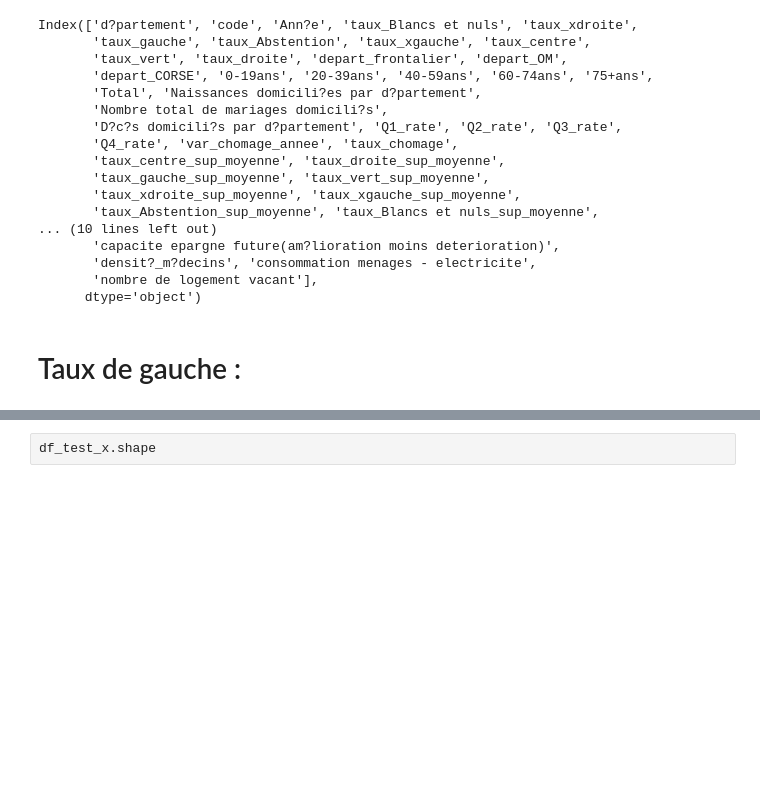
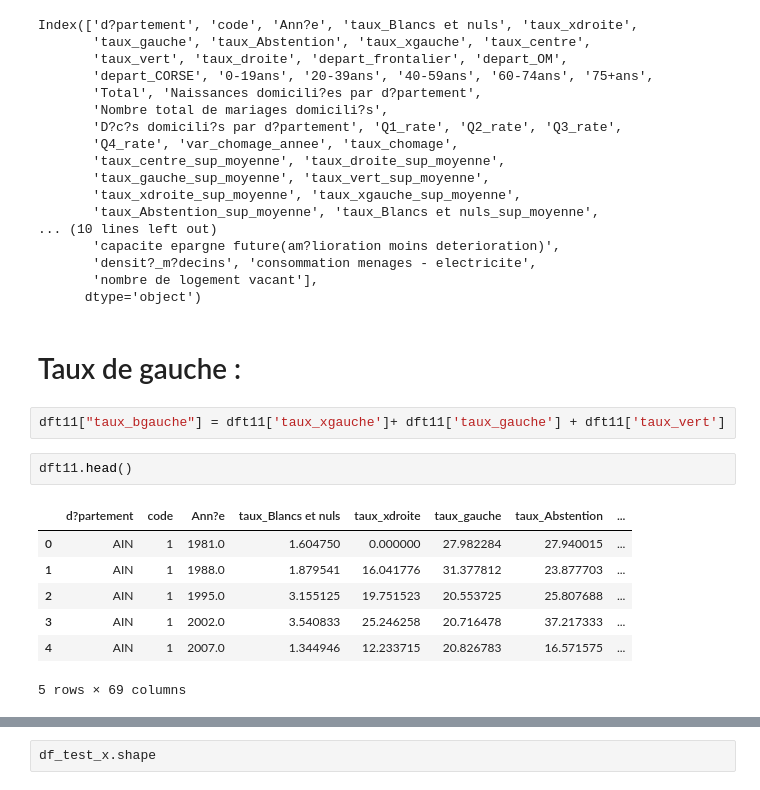
Before and after one commit to verycourt/Elections, a Jupyter notebook: Analyses/prediction.ipynb, the cells around one changed output, grey strips where cells are left out. Drawn from its saved outputs; the diff is of its cells as text; blank space fills up the shorter version.

```diff
--- a/Analyses/prediction.ipynb
+++ b/Analyses/prediction.ipynb
@@ -81,3 +81,15 @@ Index(['d?partement', 'code', 'Ann?e', 'taux_Blancs et nuls', 'taux_xdroite',
       dtype='object')
 # %% [markdown]
 # Taux de gauche :
+# %%
+dft11["taux_bgauche"] = dft11['taux_xgauche']+ dft11['taux_gauche'] + dft11['taux_vert']
+# %%
+dft11.head()
+# %% [output]
+|  | d?partement | code | Ann?e | taux_Blancs et nuls | taux_xdroite | taux_gauche | taux_Abstention | ... |
+| 0 | AIN | 1 | 1981.0 | 1.604750 | 0.000000 | 27.982284 | 27.940015 | ... |
+| 1 | AIN | 1 | 1988.0 | 1.879541 | 16.041776 | 31.377812 | 23.877703 | ... |
+| 2 | AIN | 1 | 1995.0 | 3.155125 | 19.751523 | 20.553725 | 25.807688 | ... |
+| 3 | AIN | 1 | 2002.0 | 3.540833 | 25.246258 | 20.716478 | 37.217333 | ... |
+| 4 | AIN | 1 | 2007.0 | 1.344946 | 12.233715 | 20.826783 | 16.571575 | ... |
+5 rows × 69 columns
```
Also changed, not shown: parts of 8 cells of this notebook, 1 other file.
